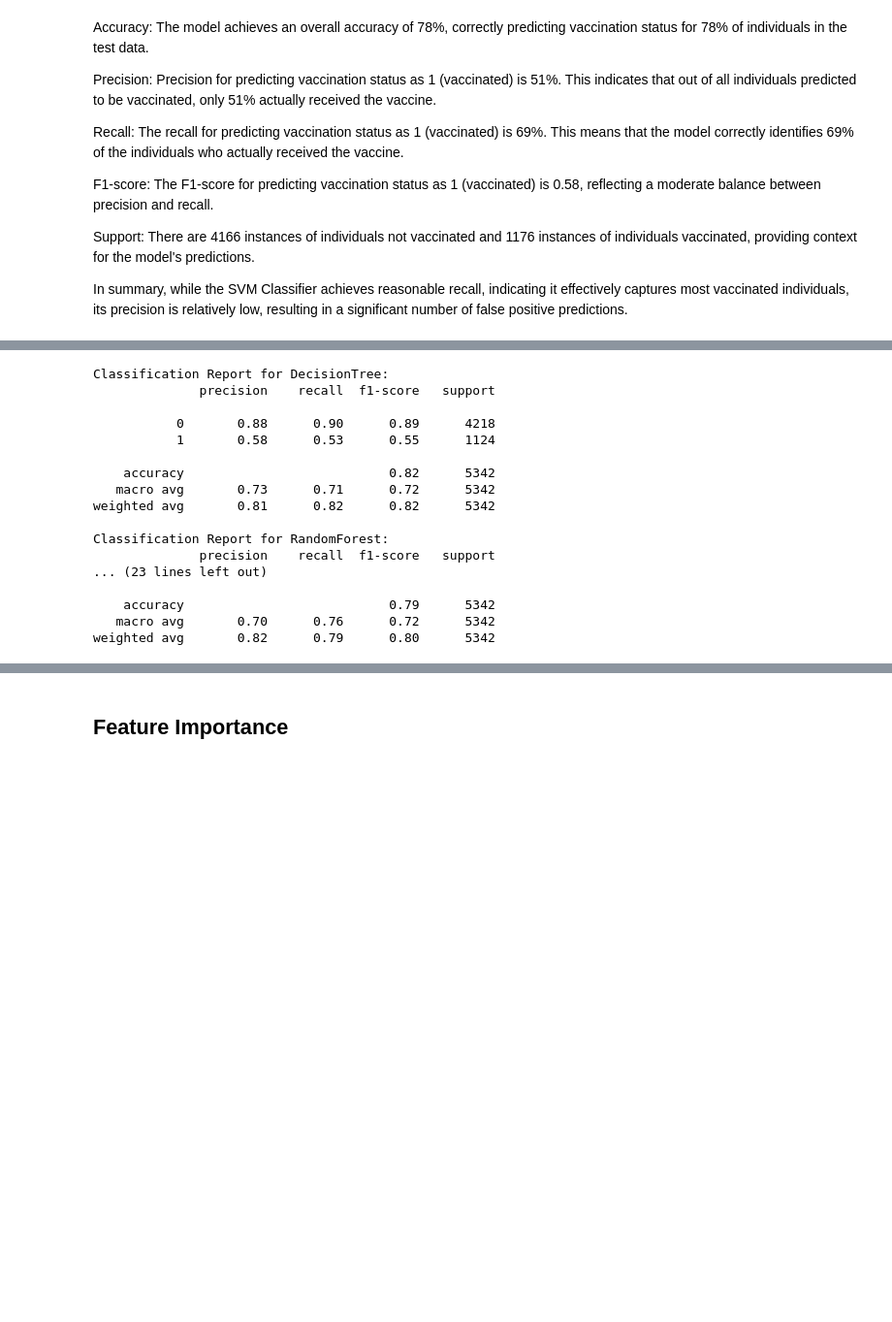
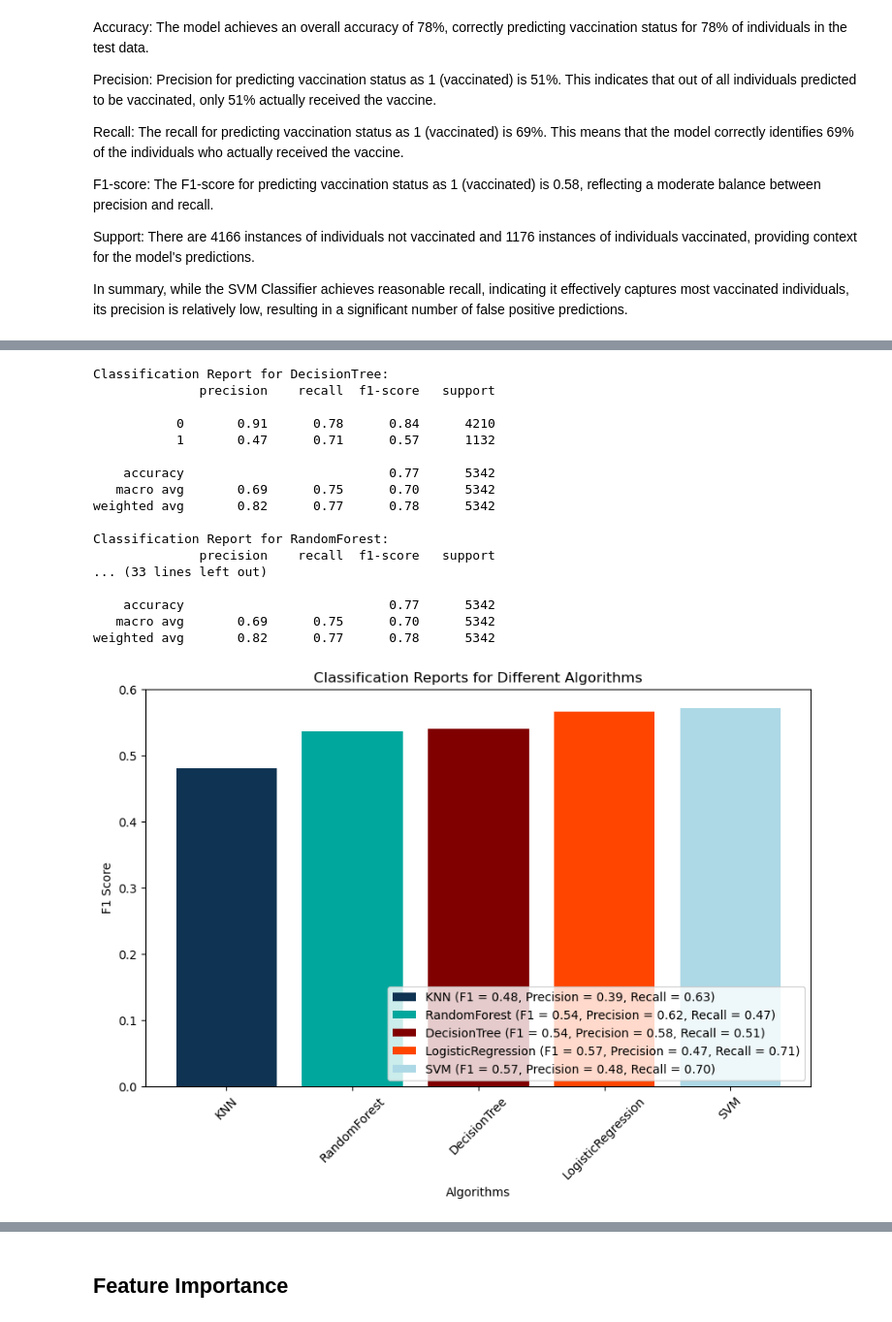
Before and after one commit to Cynthiachelangat/h1n1vaccineprediction, a Jupyter notebook: main.ipynb, the cells around one changed output, grey strips where cells are left out. Shown at 97% size. Cells and saved outputs as stored; diff of their text form; code cells hidden in the pictures; blank space fills up the shorter version.

```diff
--- a/main.ipynb
+++ b/main.ipynb
@@ -1190,7 +1248,8 @@ pipelines = {
     'RandomForest': Pipeline([('scaler', StandardScaler()), ('classifier', RandomForestClassifier())]),
     'KNN': Pipeline([('scaler', StandardScaler()), ('classifier', KNeighborsClassifier())]),
     'NaiveBayes': Pipeline([('scaler', StandardScaler()), ('classifier', GaussianNB())]),
-    'SVM': Pipeline([('scaler', StandardScaler()), ('classifier', SVC())])
+    'SVM': Pipeline([('scaler', StandardScaler()), ('classifier', SVC())]),
+    'LogisticRegression': Pipeline([('scaler', StandardScaler()), ('classifier', LogisticRegression())])
 }
 
 # Define hyperparameters for each algorithm
@@ -1212,6 +1271,10 @@ parameters = {
     'SVM': {
         'classifier__C': [0.1, 0.5, 1],
         'classifier__kernel': ['linear']
+    },
+    'LogisticRegression': {
+        'classifier__C': [0.1, 0.5, 1],
+        'classifier__penalty': ['l1', 'l2']
     }
 }
 
@@ -1247,48 +1347,75 @@ Best score: 0.7611953612845674
 # %%
+
 # Define pipelines with best parameters for each algorithm
 pipelines = {
     'DecisionTree': Pipeline([('scaler', StandardScaler()),
                               ('classifier', DecisionTreeClassifier(max_depth=10, min_samples_split=5))]),
     'RandomForest': Pipeline([('scaler', StandardScaler()),
                               ('classifier', RandomForestClassifier(n_estimators=20, max_depth=30, min_samples_split=5))]),
     'KNN': Pipeline([('scaler', StandardScaler()),
                      ('classifier', KNeighborsClassifier(n_neighbors=3, weights='distance'))]),
     'NaiveBayes': GaussianNB(),  # No hyperparameters to tune
     'SVM': Pipeline([('scaler', StandardScaler()),
-                     ('classifier', SVC(C=0.5, kernel='linear'))])
+                     ('classifier', SVC(C=0.5, kernel='linear'))]),
+    'LogisticRegression': Pipeline([('scaler', StandardScaler()),
+                                    ('classifier', LogisticRegression(C=0.5, penalty='l2'))])
 }
 
 # Train the final models
 for algo, pipeline in pipelines.items():
     if algo != 'NaiveBayes':
         pipeline.fit(X_resampled, y_resampled)
 
-# Initialize an empty list to store classification reports
-classification_reports_list = []
+# Initialize a dictionary to store classification reports
+classification_reports = {}
 
-# Generate and print classification reports for each algorithm
+# Generate classification reports for each algorithm
 for algo, pipeline in pipelines.items():
     if algo != 'NaiveBayes':
         y_pred = pipeline.predict(test_x)
-        report = classification_report(test_y, y_pred)
-        print(f"Classification Report for {algo}:")
-        print(report)
+        report = classification_report(test_y, y_pred, output_dict=True)
+        classification_reports[algo] = report
+
+# Print the classification reports
+for algo, report in classification_reports.items():
+    print(f"Classification Report for {algo}:")
+    print(classification_report(test_y, y_pred))
+
+# Sort the classification reports based on F1 scores in ascending order
+sorted_reports = sorted(classification_reports.items(), key=lambda x: x[1]['1']['f1-score'])
+
+# Plotting the classification reports
+plt.figure(figsize=(10, 6))
+for algo, report in sorted_reports:
+    f1 = report['1']['f1-score']
+    precision = report['1']['precision']
+    recall = report['1']['recall']
+    plt.bar(algo, f1, label=f'{algo} (F1 = {f1:.2f}, Precision = {precision:.2f}, Recall = {recall:.2f})')
+
+plt.xlabel('Algorithms')
+plt.ylabel('F1 Score')
+plt.title('Classification Reports for Different Algorithms')
+plt.legend(loc='lower right')
+plt.xticks(rotation=45)
+plt.savefig('images/classification_reports.png')
+plt.show()
 # %% [output]
 Classification Report for DecisionTree:
               precision    recall  f1-score   support
 
-           0       0.88      0.90      0.89      4218
-           1       0.58      0.53      0.55      1124
+           0       0.91      0.78      0.84      4210
+           1       0.47      0.71      0.57      1132
 
-    accuracy                           0.82      5342
-   macro avg       0.73      0.71      0.72      5342
-weighted avg       0.81      0.82      0.82      5342
+    accuracy                           0.77      5342
+   macro avg       0.69      0.75      0.70      5342
+weighted avg       0.82      0.77      0.78      5342
 
 Classification Report for RandomForest:
               precision    recall  f1-score   support
-... (23 lines left out)
+... (33 lines left out)
 
-    accuracy                           0.79      5342
-   macro avg       0.70      0.76      0.72      5342
-weighted avg       0.82      0.79      0.80      5342
+    accuracy                           0.77      5342
+   macro avg       0.69      0.75      0.70      5342
+weighted avg       0.82      0.77      0.78      5342
+[figure, added]
 # %% [markdown]
```
Also changed, not shown: parts of 41 cells of this notebook, 4 other files.
